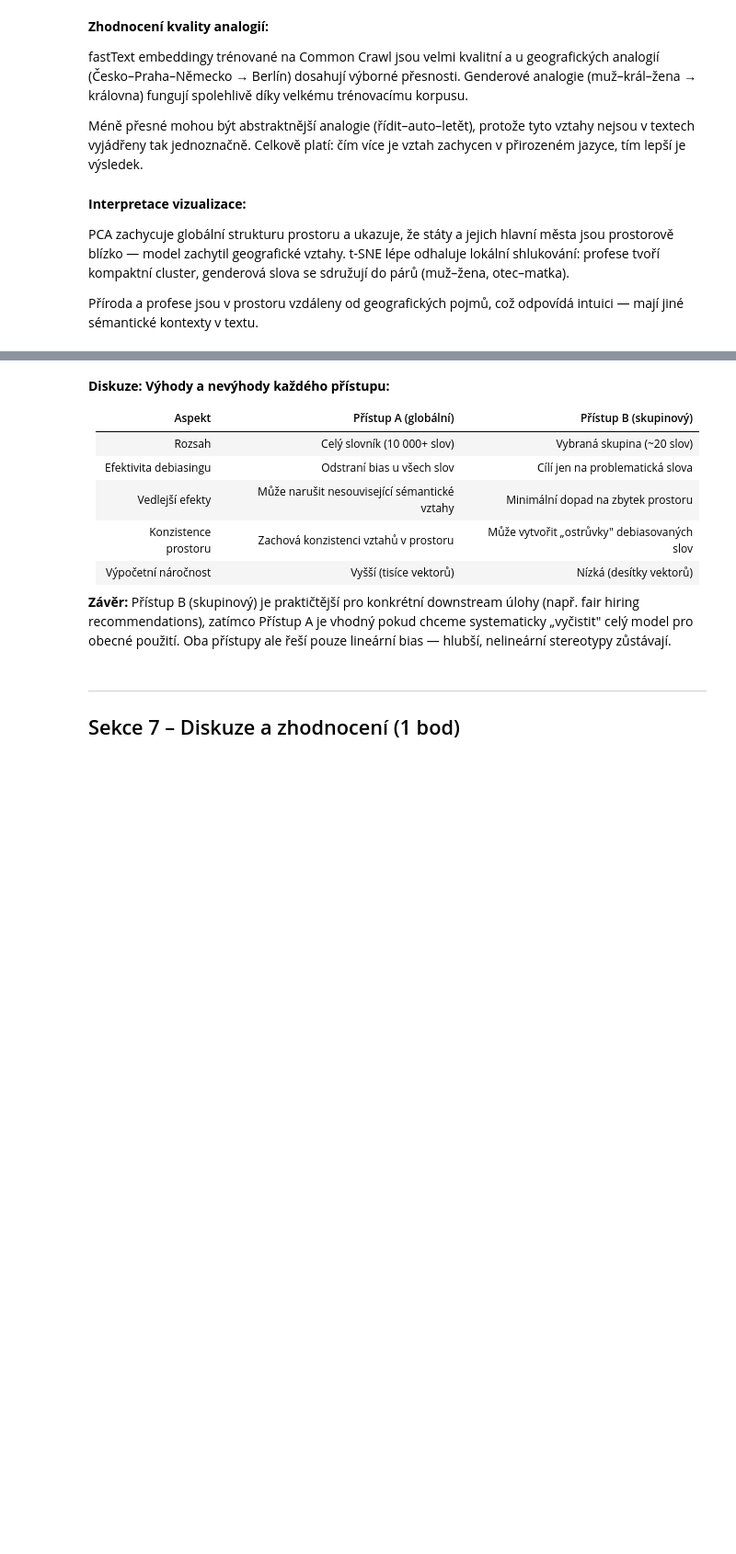
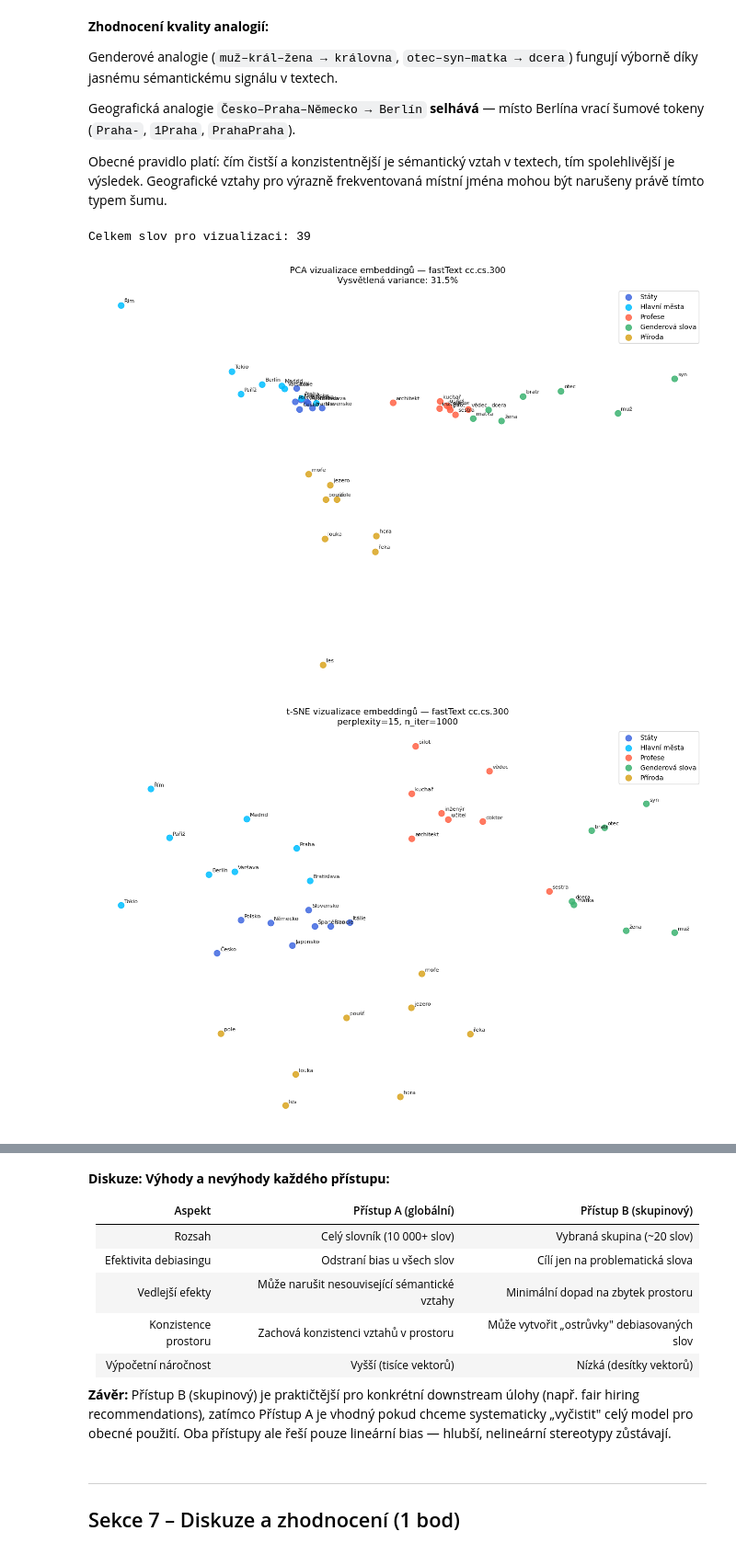
Before and after one commit to Ajraa/MATD, a Jupyter notebook: cv10/cv10.ipynb, the cells around one changed output, grey strips where cells are left out. Shown at 92% size. Cells and saved outputs as stored; diff of their text form; code cells hidden in the pictures; blank space fills up the shorter version.

```diff
--- a/cv10/cv10.ipynb
+++ b/cv10/cv10.ipynb
@@ -48,21 +16,9 @@ print(f'gensim verze: {gensim.__version__}')
 # %%
-# Cesta k modelu
-MODEL_PATH = 'cc.cs.300.vec.gz'
-MODEL_URL  = 'https://dl.fbaipublicfiles.com/fasttext/vectors-crawl/cc.cs.300.vec.gz'
+# Cesta k modelu (sdílená složka data/ v repozitáři)
+MODEL_PATH = '../data/cc.cs.300.vec'
 
 if not os.path.exists(MODEL_PATH):
-    print(f'Model nenalezen. Stahování z:\n  {MODEL_URL}')
-    print('Soubor má cca 1.2 GB, stahování může trvat několik minut...')
-
-    def _show_progress(block_num, block_size, total_size):
-        downloaded = block_num * block_size
-        if total_size > 0:
-            pct = min(100, downloaded * 100 / total_size)
-            mb  = downloaded / 1_048_576
-            print(f'\r  Staženo: {mb:.0f} MB  ({pct:.0f} %)', end='', flush=True)
-
-    urllib.request.urlretrieve(MODEL_URL, MODEL_PATH, _show_progress)
-    print(f'\nStahování dokončeno: {MODEL_PATH}')
+    raise FileNotFoundError(f'Chybí soubor: {MODEL_PATH}\n')
 else:
     size_mb = os.path.getsize(MODEL_PATH) / 1_048_576
     print(f'Model nalezen: {MODEL_PATH}  ({size_mb:.0f} MB)')
@@ -196,9 +186,11 @@ for a, b, c, hint in analogie_testy:
 # %% [markdown]
 **Zhodnocení kvality analogií:**
 
-fastText embeddingy trénované na Common Crawl jsou velmi kvalitní a u geografických analogií (Česko–Praha–Německo → Berlín) dosahují výborné přesnosti. Genderové analogie (muž–král–žena → královna) fungují spolehlivě díky velkému trénovacímu korpusu.
+Genderové analogie (`muž–král–žena → královna`, `otec–syn–matka → dcera`) fungují výborně díky jasnému sémantickému signálu v textech.
 
-Méně přesné mohou být abstraktnější analogie (řídit–auto–letět), protože tyto vztahy nejsou v textech vyjádřeny tak jednoznačně. Celkově platí: čím více je vztah zachycen v přirozeném jazyce, tím lepší je výsledek.
+Geografická analogie `Česko–Praha–Německo → Berlín` **selhává** — místo Berlína vrací šumové tokeny (`Praha-`, `1Praha`, `PrahaPraha`).
+
+Obecné pravidlo platí: čím čistší a konzistentnější je sémantický vztah v textech, tím spolehlivější je výsledek. Geografické vztahy pro výrazně frekventovaná místní jména mohou být narušeny právě tímto typem šumu.
 # %%
 # Vizualizace pomocí PCA a t-SNE (~40 slov ve skupinách)
 
@@ -239,39 +231,37 @@ def vykresli_embeddingy(coords_2d, nazev, popis=""):
         barva = barvy.get(skupina, "gray")
         idxs  = [i for i, l in enumerate(all_labels) if l == skupina]
         ax.scatter(
             coords_2d[idxs, 0], coords_2d[idxs, 1],
             c=barva, label=skupina, s=80, alpha=0.85, zorder=3
         )
     for i, slovo in enumerate(all_words):
         ax.annotate(
             slovo,
             xy=(coords_2d[i, 0], coords_2d[i, 1]),
             xytext=(5, 4), textcoords="offset points",
             fontsize=8, alpha=0.9
         )
     ax.set_title(f"{nazev} — fastText cc.cs.300\n{popis}", fontsize=13)
     ax.legend(loc="upper right", fontsize=10)
     ax.axis("off")
     plt.tight_layout()
     plt.show()
 
 
 # --- PCA ---
 pca = PCA(n_components=2, random_state=42)
 X_pca = pca.fit_transform(X_vis)
 explained = pca.explained_variance_ratio_.sum()
 vykresli_embeddingy(X_pca, "PCA vizualizace embeddingů", f"Vysvětlená variance: {explained:.1%}")
 
 # --- t-SNE ---
 perplexity = min(15, len(all_words) - 1)
-tsne = TSNE(n_components=2, perplexity=perplexity, random_state=42, n_iter=1000)
+tsne = TSNE(n_components=2, perplexity=perplexity, random_state=42)
 X_tsne = tsne.fit_transform(X_vis)
 vykresli_embeddingy(X_tsne, "t-SNE vizualizace embeddingů", f"perplexity={perplexity}, n_iter=1000")
+# %% [output]
+Celkem slov pro vizualizaci: 39
+[figure, added]
+[figure, added]
-# %% [markdown]
-**Interpretace vizualizace:**
-
-PCA zachycuje globální strukturu prostoru a ukazuje, že státy a jejich hlavní města jsou prostorově blízko — model zachytil geografické vztahy. t-SNE lépe odhaluje lokální shlukování: profese tvoří kompaktní cluster, genderová slova se sdružují do párů (muž–žena, otec–matka).
-
-Příroda a profese jsou v prostoru vzdáleny od geografických pojmů, což odpovídá intuici — mají jiné sémantické kontexty v textu.
 # %% [markdown]
 ---
```
Also changed, not shown: parts of 34 cells of this notebook, 3 other files.
